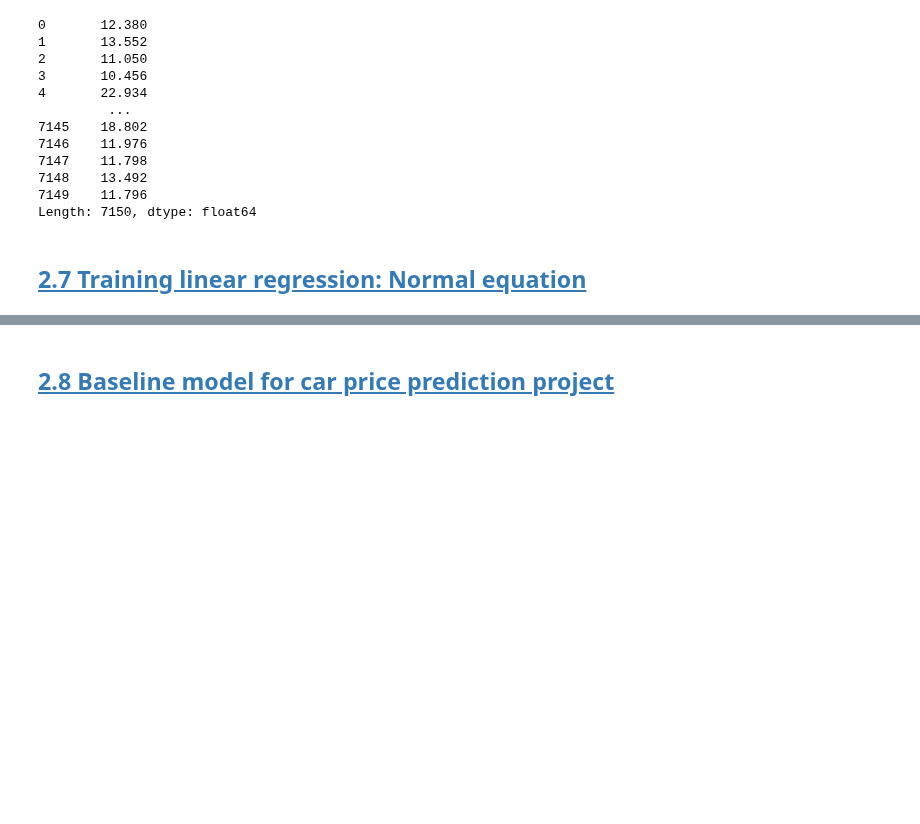
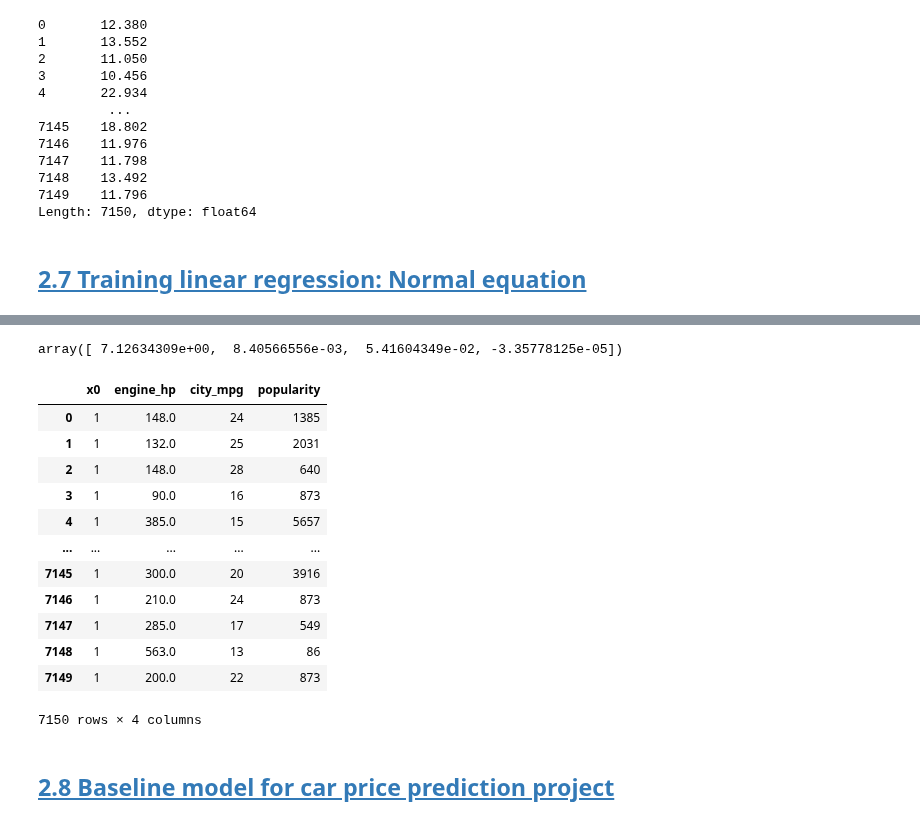
Before and after one commit to kemaldahha/machine-learning-course, a Jupyter notebook: week_2_notes.ipynb, the cells around one changed output, grey strips where cells are left out. Cells and saved outputs as stored; diff of their text form; code cells hidden in the pictures; blank space fills up the shorter version.

```diff
--- a/week_2_notes.ipynb
+++ b/week_2_notes.ipynb
@@ -483,3 +542,23 @@ Length: 7150, dtype: float64
+# %%
+train_linear_regression(X_train.values[:100], y_train[:100])
+# %% [output]
+array([ 7.12634309e+00,  8.40566556e-03,  5.41604349e-02, -3.35778125e-05])
+# %%
+X_train
+# %% [output]
+|  | x0 | engine_hp | city_mpg | popularity |
+| 0 | 1 | 148.0 | 24 | 1385 |
+| 1 | 1 | 132.0 | 25 | 2031 |
+| 2 | 1 | 148.0 | 28 | 640 |
+| 3 | 1 | 90.0 | 16 | 873 |
+| 4 | 1 | 385.0 | 15 | 5657 |
+| ... | ... | ... | ... | ... |
+| 7145 | 1 | 300.0 | 20 | 3916 |
+| 7146 | 1 | 210.0 | 24 | 873 |
+| 7147 | 1 | 285.0 | 17 | 549 |
+| 7148 | 1 | 563.0 | 13 | 86 |
+| 7149 | 1 | 200.0 | 22 | 873 |
+7150 rows × 4 columns
 # %% [markdown]
 ## [2.8 Baseline model for car price prediction project](https://github.com/DataTalksClub/machine-learning-zoomcamp/blob/master/02-regression/08-baseline-model.md)
 # %% [markdown]
```
Also changed, not shown: parts of 4 cells of this notebook.
